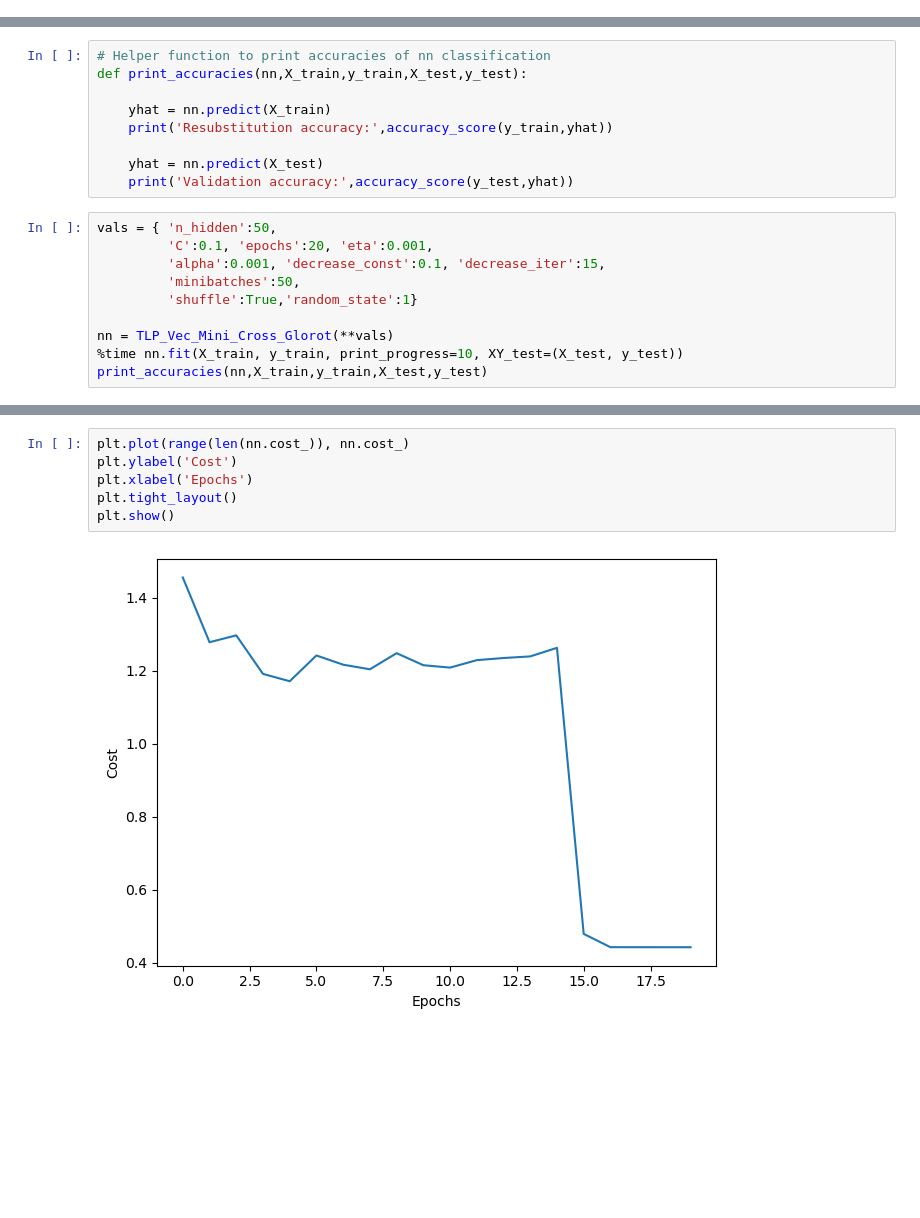
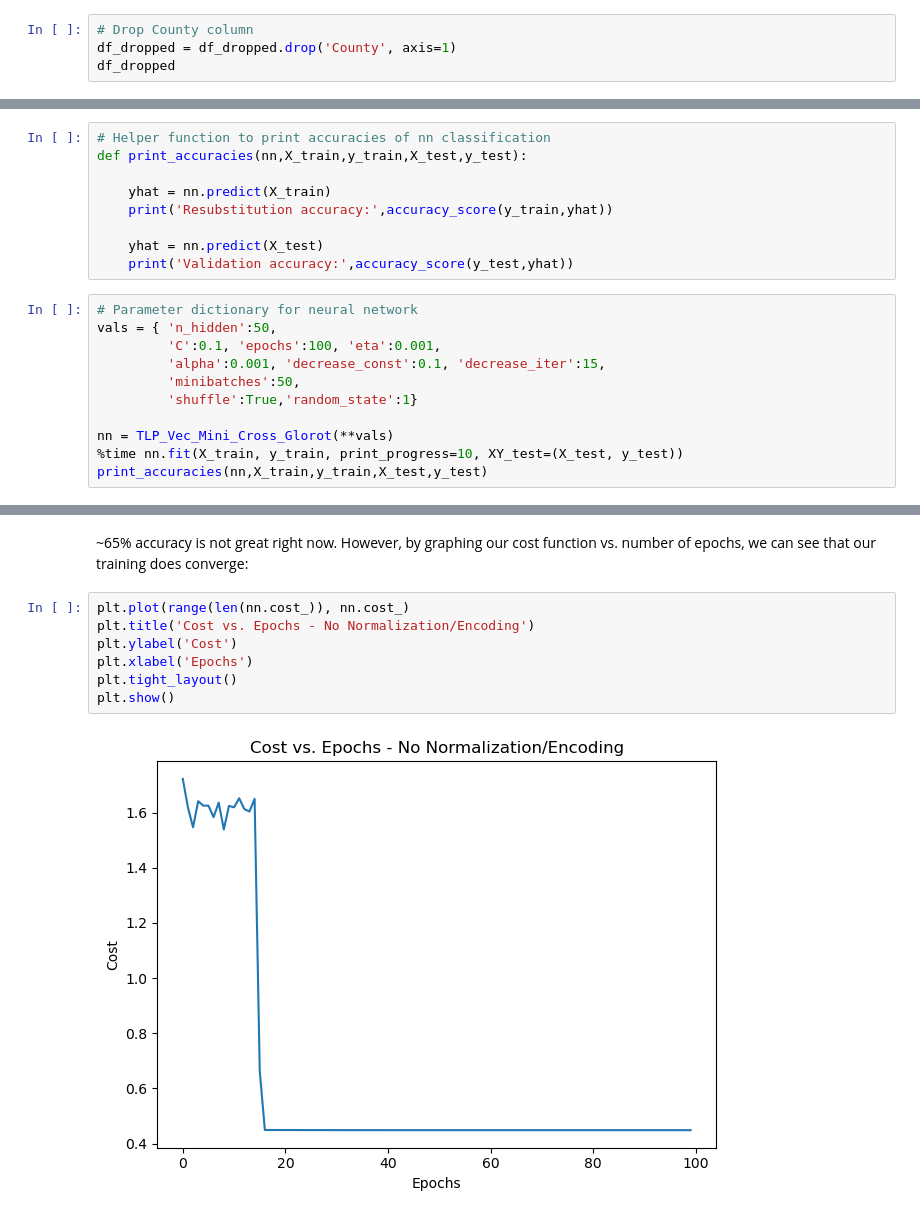
Before and after one commit to wyattsaltzman/ML-F23-Lab4, a Jupyter notebook: lab4.ipynb, the cells around one changed output, grey strips where cells are left out. Cells and saved outputs as stored; diff of their text form; blank space fills up the shorter version.

Commit message:
TLP done. Norm/enc done. Check for duplicates, drop County. Add explanations

```diff
--- a/lab4.ipynb
+++ b/lab4.ipynb
@@ -112,0 +118,4 @@ For now, we will keep the County variable in the dataframe. County might not be
+# %%
+# Drop County column
+df_dropped = df_dropped.drop('County', axis=1)
+df_dropped
@@ -492,8 +509,9 @@ def print_accuracies(nn,X_train,y_train,X_test,y_test):
     yhat = nn.predict(X_test)
     print('Validation accuracy:',accuracy_score(y_test,yhat))
 # %%
+# Parameter dictionary for neural network
 vals = { 'n_hidden':50,
-         'C':0.1, 'epochs':20, 'eta':0.001,
+         'C':0.1, 'epochs':100, 'eta':0.001,
          'alpha':0.001, 'decrease_const':0.1, 'decrease_iter':15,
          'minibatches':50,
          'shuffle':True,'random_state':1}
@@ -510,9 +528,12 @@ Validation accuracy: 0.6612348734873488
+# %% [markdown]
+~65% accuracy is not great right now. However, by graphing our cost function vs. number of epochs, we can see that our training does converge:
 # %%
 plt.plot(range(len(nn.cost_)), nn.cost_)
+plt.title('Cost vs. Epochs - No Normalization/Encoding')
 plt.ylabel('Cost')
 plt.xlabel('Epochs')
 plt.tight_layout()
 plt.show()
 # %% [output]
-[figure, old version]
+[figure, new version]
 # %% [markdown]
```
Also changed, not shown: parts of 24 cells of this notebook.
